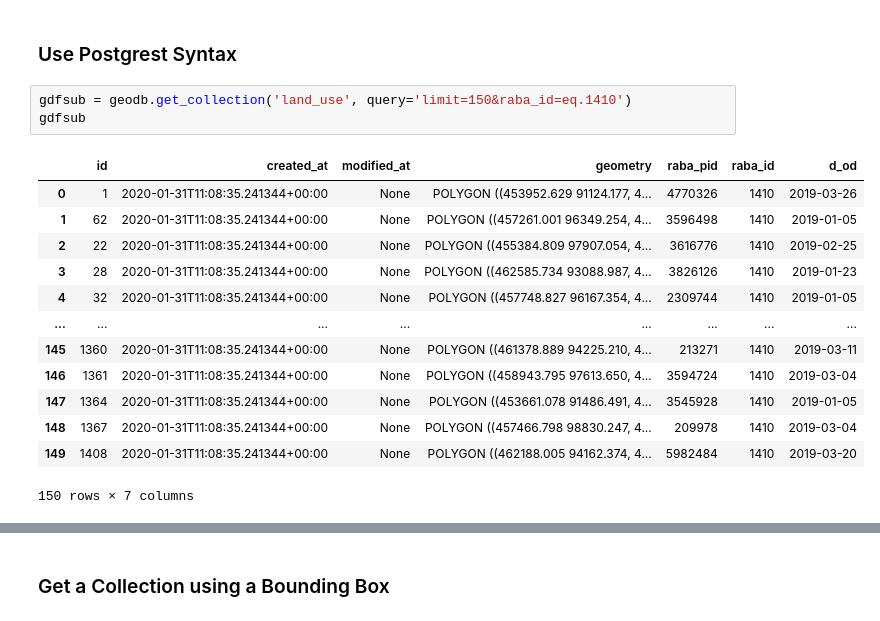
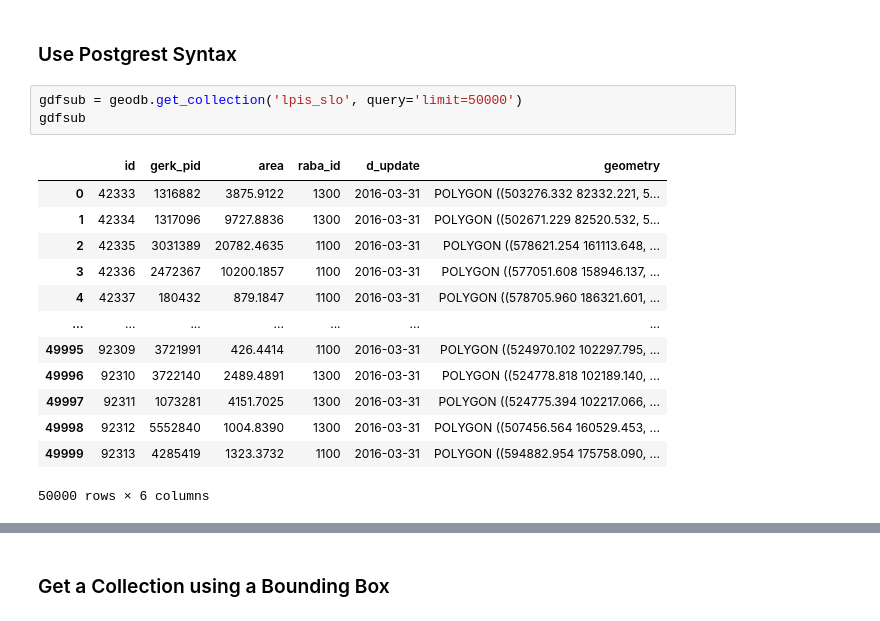
Before and after one commit to xcube-dev/xcube-geodb, a Jupyter notebook: notebooks/geodb_explore_datasets.ipynb, the cells around one changed output, grey strips where cells are left out. Cells and saved outputs as stored; diff of their text form.

```diff
--- a/notebooks/geodb_explore_datasets.ipynb
+++ b/notebooks/geodb_explore_datasets.ipynb
@@ -45,22 +30,22 @@ gdf.plot(column="raba_pid", figsize=(15,15))
 # %% [markdown]
 ### Use Postgrest Syntax
 # %%
-gdfsub = geodb.get_collection('land_use', query='limit=150&raba_id=eq.1410')
+gdfsub = geodb.get_collection('lpis_slo', query='limit=50000')
 gdfsub
 # %% [output]
-|  | id | created_at | modified_at | geometry | raba_pid | raba_id | d_od |
-| 0 | 1 | 2020-01-31T11:08:35.241344+00:00 | None | POLYGON ((453952.629 91124.177, 4... | 4770326 | 1410 | 2019-03-26 |
-| 1 | 62 | 2020-01-31T11:08:35.241344+00:00 | None | POLYGON ((457261.001 96349.254, 4... | 3596498 | 1410 | 2019-01-05 |
-| 2 | 22 | 2020-01-31T11:08:35.241344+00:00 | None | POLYGON ((455384.809 97907.054, 4... | 3616776 | 1410 | 2019-02-25 |
-| 3 | 28 | 2020-01-31T11:08:35.241344+00:00 | None | POLYGON ((462585.734 93088.987, 4... | 3826126 | 1410 | 2019-01-23 |
-| 4 | 32 | 2020-01-31T11:08:35.241344+00:00 | None | POLYGON ((457748.827 96167.354, 4... | 2309744 | 1410 | 2019-01-05 |
-| ... | ... | ... | ... | ... | ... | ... | ... |
-| 145 | 1360 | 2020-01-31T11:08:35.241344+00:00 | None | POLYGON ((461378.889 94225.210, 4... | 213271 | 1410 | 2019-03-11 |
-| 146 | 1361 | 2020-01-31T11:08:35.241344+00:00 | None | POLYGON ((458943.795 97613.650, 4... | 3594724 | 1410 | 2019-03-04 |
-| 147 | 1364 | 2020-01-31T11:08:35.241344+00:00 | None | POLYGON ((453661.078 91486.491, 4... | 3545928 | 1410 | 2019-01-05 |
-| 148 | 1367 | 2020-01-31T11:08:35.241344+00:00 | None | POLYGON ((457466.798 98830.247, 4... | 209978 | 1410 | 2019-03-04 |
-| 149 | 1408 | 2020-01-31T11:08:35.241344+00:00 | None | POLYGON ((462188.005 94162.374, 4... | 5982484 | 1410 | 2019-03-20 |
+|  | id | gerk_pid | area | raba_id | d_update | geometry |
+| 0 | 42333 | 1316882 | 3875.9122 | 1300 | 2016-03-31 | POLYGON ((503276.332 82332.221, 5... |
+| 1 | 42334 | 1317096 | 9727.8836 | 1300 | 2016-03-31 | POLYGON ((502671.229 82520.532, 5... |
+| 2 | 42335 | 3031389 | 20782.4635 | 1100 | 2016-03-31 | POLYGON ((578621.254 161113.648, ... |
+| 3 | 42336 | 2472367 | 10200.1857 | 1100 | 2016-03-31 | POLYGON ((577051.608 158946.137, ... |
+| 4 | 42337 | 180432 | 879.1847 | 1100 | 2016-03-31 | POLYGON ((578705.960 186321.601, ... |
+| ... | ... | ... | ... | ... | ... | ... |
+| 49995 | 92309 | 3721991 | 426.4414 | 1100 | 2016-03-31 | POLYGON ((524970.102 102297.795, ... |
+| 49996 | 92310 | 3722140 | 2489.4891 | 1300 | 2016-03-31 | POLYGON ((524778.818 102189.140, ... |
+| 49997 | 92311 | 1073281 | 4151.7025 | 1300 | 2016-03-31 | POLYGON ((524775.394 102217.066, ... |
+| 49998 | 92312 | 5552840 | 1004.8390 | 1300 | 2016-03-31 | POLYGON ((507456.564 160529.453, ... |
+| 49999 | 92313 | 4285419 | 1323.3732 | 1100 | 2016-03-31 | POLYGON ((594882.954 175758.090, ... |
-150 rows × 7 columns
+50000 rows × 6 columns
 # %%
 gdfsub.plot(column="raba_id", figsize=(15,15))
 # %% [output]
```
Also changed, not shown: parts of 8 cells of this notebook, 2 other files.
